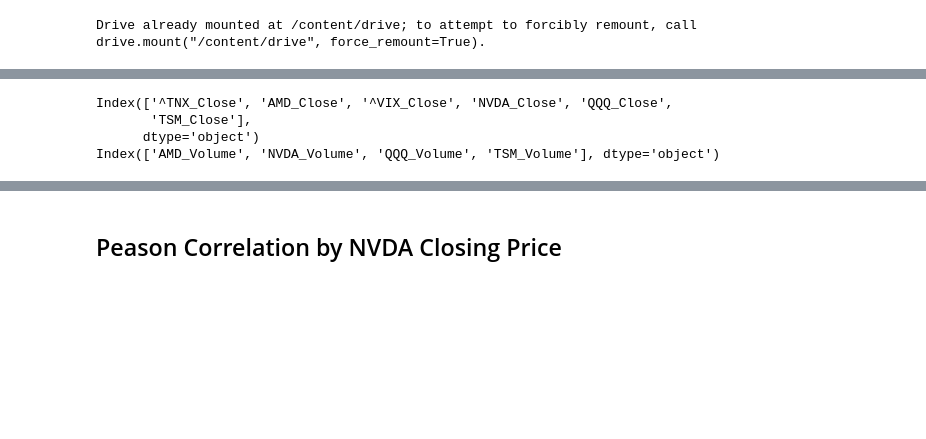
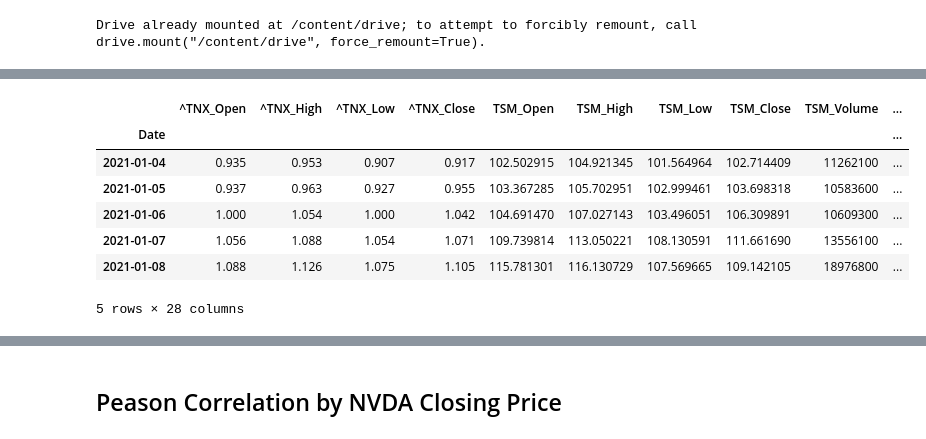
Before and after one commit to EsserMishelle/short-term-stock-forecast, a Jupyter notebook: 04_ml_price_based.ipynb, the cells around one changed output, grey strips where cells are left out. Saved outputs shown, nothing was run; the diff lists cells and outputs as text; code cells hidden in the pictures; blank space fills up the shorter version.

```diff
--- a/04_ml_price_based.ipynb
+++ b/04_ml_price_based.ipynb
@@ -234,8 +56,19 @@ None
-# %%
-print(price_df.columns)
-print(volume_df.columns)
-# %% [output]
-Index(['^TNX_Close', 'AMD_Close', '^VIX_Close', 'NVDA_Close', 'QQQ_Close',
-       'TSM_Close'],
-      dtype='object')
-Index(['AMD_Volume', 'NVDA_Volume', 'QQQ_Volume', 'TSM_Volume'], dtype='object')
+# %%
+# --- Load the clean file without '^VIX_Volume', '^TNX_Volume' (values are 0's)
+
+stocks_flat_clean_path = os.path.join(folder_path, 'stocks_raw_2021_2026_clean.csv')
+
+stocks_flat_clean = pd.read_csv(stocks_flat_clean_path,
+    index_col='Date',
+    parse_dates=True
+)
+stocks_flat_clean.head()
+# %% [output]
+|  | ^TNX_Open | ^TNX_High | ^TNX_Low | ^TNX_Close | TSM_Open | TSM_High | TSM_Low | TSM_Close | TSM_Volume | ... |
+| Date |  |  |  |  |  |  |  |  |  | ... |
+| 2021-01-04 | 0.935 | 0.953 | 0.907 | 0.917 | 102.502915 | 104.921345 | 101.564964 | 102.714409 | 11262100 | ... |
+| 2021-01-05 | 0.937 | 0.963 | 0.927 | 0.955 | 103.367285 | 105.702951 | 102.999461 | 103.698318 | 10583600 | ... |
+| 2021-01-06 | 1.000 | 1.054 | 1.000 | 1.042 | 104.691470 | 107.027143 | 103.496051 | 106.309891 | 10609300 | ... |
+| 2021-01-07 | 1.056 | 1.088 | 1.054 | 1.071 | 109.739814 | 113.050221 | 108.130591 | 111.661690 | 13556100 | ... |
+| 2021-01-08 | 1.088 | 1.126 | 1.075 | 1.105 | 115.781301 | 116.130729 | 107.569665 | 109.142105 | 18976800 | ... |
+5 rows × 28 columns
```
Also changed, not shown: parts of 114 cells of this notebook.
